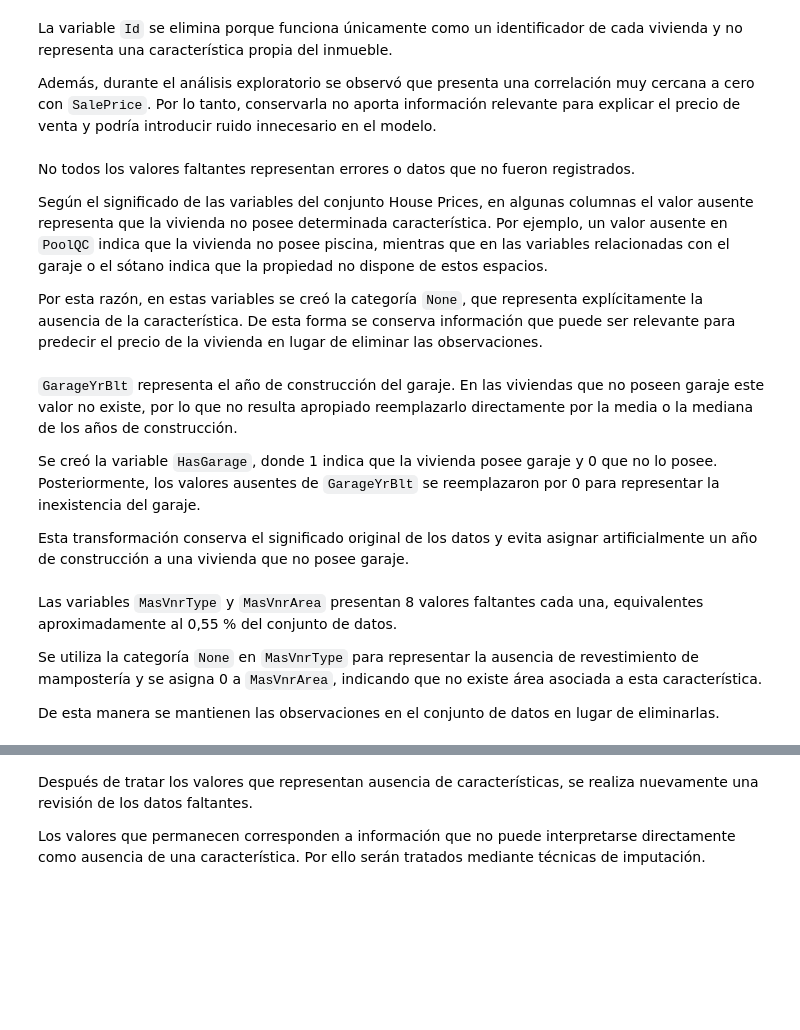
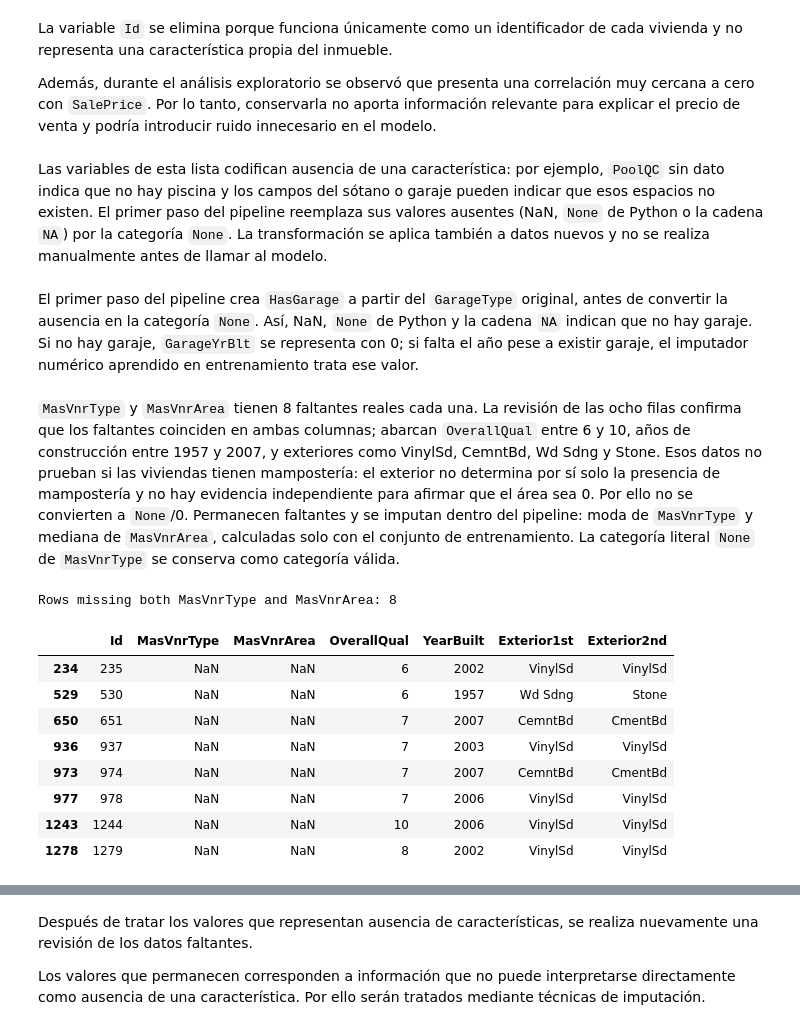
Before and after one commit to isabellasanchezmejia11-11/house-prices-modelos-simulacion, a Jupyter notebook: fase-1/notebook.ipynb, the cells around one changed output, grey strips where cells are left out. Cells and saved outputs as stored; diff of their text form; code cells hidden in the pictures; blank space fills up the shorter version.

Commit message:
fix: Integra HasGarage y faltantes al pipeline, regenera modelo.joblib y excluye variables de venta

```diff
--- a/fase-1/notebook.ipynb
+++ b/fase-1/notebook.ipynb
@@ -391,14 +438,7 @@ X[cols_none] = X[cols_none].fillna('None')
 # %% [markdown]
-No todos los valores faltantes representan errores o datos que no fueron
-registrados.
-
-Según el significado de las variables del conjunto House Prices, en algunas
-columnas el valor ausente representa que la vivienda no posee determinada
-característica. Por ejemplo, un valor ausente en `PoolQC` indica que la
-vivienda no posee piscina, mientras que en las variables relacionadas con
-el garaje o el sótano indica que la propiedad no dispone de estos espacios.
-
-Por esta razón, en estas variables se creó la categoría `None`, que representa
-explícitamente la ausencia de la característica. De esta forma se conserva
-información que puede ser relevante para predecir el precio de la vivienda
-en lugar de eliminar las observaciones.
+Las variables de esta lista codifican ausencia de una característica: por ejemplo,
+`PoolQC` sin dato indica que no hay piscina y los campos del sótano o garaje
+pueden indicar que esos espacios no existen. El primer paso del pipeline
+reemplaza sus valores ausentes (NaN, `None` de Python o la cadena `NA`) por la
+categoría `None`. La transformación se aplica también a datos nuevos y no se
+realiza manualmente antes de llamar al modelo.
@@ -411,12 +445,6 @@ X['GarageYrBlt'] = X['GarageYrBlt'].fillna(0)
 # %% [markdown]
-`GarageYrBlt` representa el año de construcción del garaje. En las viviendas
-que no poseen garaje este valor no existe, por lo que no resulta apropiado
-reemplazarlo directamente por la media o la mediana de los años de construcción.
-
-Se creó la variable `HasGarage`, donde 1 indica que la vivienda posee garaje
-y 0 que no lo posee. Posteriormente, los valores ausentes de `GarageYrBlt`
-se reemplazaron por 0 para representar la inexistencia del garaje.
-
-Esta transformación conserva el significado original de los datos y evita
-asignar artificialmente un año de construcción a una vivienda que no posee
-garaje.
+El primer paso del pipeline crea `HasGarage` a partir del `GarageType` original,
+antes de convertir la ausencia en la categoría `None`. Así, NaN, `None` de
+Python y la cadena `NA` indican que no hay garaje. Si no hay garaje, `GarageYrBlt`
+se representa con 0; si falta el año pese a existir garaje, el imputador numérico
+aprendido en entrenamiento trata ese valor.
@@ -426,13 +451,35 @@ X['MasVnrArea'] = X['MasVnrArea'].fillna(0)
 # %% [markdown]
-Las variables `MasVnrType` y `MasVnrArea` presentan 8 valores faltantes cada una,
-equivalentes aproximadamente al 0,55 % del conjunto de datos.
-
-Se utiliza la categoría `None` en `MasVnrType` para representar la ausencia
-de revestimiento de mampostería y se asigna 0 a `MasVnrArea`, indicando que
-no existe área asociada a esta característica.
-
-De esta manera se mantienen las observaciones en el conjunto de datos en lugar
-de eliminarlas.
+`MasVnrType` y `MasVnrArea` tienen 8 faltantes reales cada una. La revisión de
+las ocho filas confirma que los faltantes coinciden en ambas columnas; abarcan
+`OverallQual` entre 6 y 10, años de construcción entre 1957 y 2007, y exteriores
+como VinylSd, CemntBd, Wd Sdng y Stone. Esos datos no prueban si las viviendas
+tienen mampostería: el exterior no determina por sí solo la presencia de
+mampostería y no hay evidencia independiente para afirmar que el área sea 0.
+Por ello no se convierten a `None`/0. Permanecen faltantes y se imputan dentro
+del pipeline: moda de `MasVnrType` y mediana de `MasVnrArea`, calculadas solo
+con el conjunto de entrenamiento. La categoría literal `None` de `MasVnrType`
+se conserva como categoría válida.
+# %%
+masvnr_columnas = ['MasVnrType', 'MasVnrArea']
+masvnr_faltantes = df.loc[
+    df[masvnr_columnas].isna().any(axis=1),
+    ['Id', *masvnr_columnas, 'OverallQual', 'YearBuilt', 'Exterior1st', 'Exterior2nd']
+]
+assert len(masvnr_faltantes) == 8
+assert df.loc[masvnr_faltantes.index, masvnr_columnas].isna().all(axis=1).all()
+print("Rows missing both MasVnrType and MasVnrArea:", len(masvnr_faltantes))
+display(masvnr_faltantes)
+# %% [output]
+Rows missing both MasVnrType and MasVnrArea: 8
+|  | Id | MasVnrType | MasVnrArea | OverallQual | YearBuilt | Exterior1st | Exterior2nd |
+| 234 | 235 | NaN | NaN | 6 | 2002 | VinylSd | VinylSd |
+| 529 | 530 | NaN | NaN | 6 | 1957 | Wd Sdng | Stone |
+| 650 | 651 | NaN | NaN | 7 | 2007 | CemntBd | CmentBd |
+| 936 | 937 | NaN | NaN | 7 | 2003 | VinylSd | VinylSd |
+| 973 | 974 | NaN | NaN | 7 | 2007 | CemntBd | CmentBd |
+| 977 | 978 | NaN | NaN | 7 | 2006 | VinylSd | VinylSd |
+| 1243 | 1244 | NaN | NaN | 10 | 2006 | VinylSd | VinylSd |
+| 1278 | 1279 | NaN | NaN | 8 | 2002 | VinylSd | VinylSd |
 # %%
 nulos_restantes = X.isnull().sum()
 
```
Also changed, not shown: parts of 46 cells of this notebook, 1 other file.
